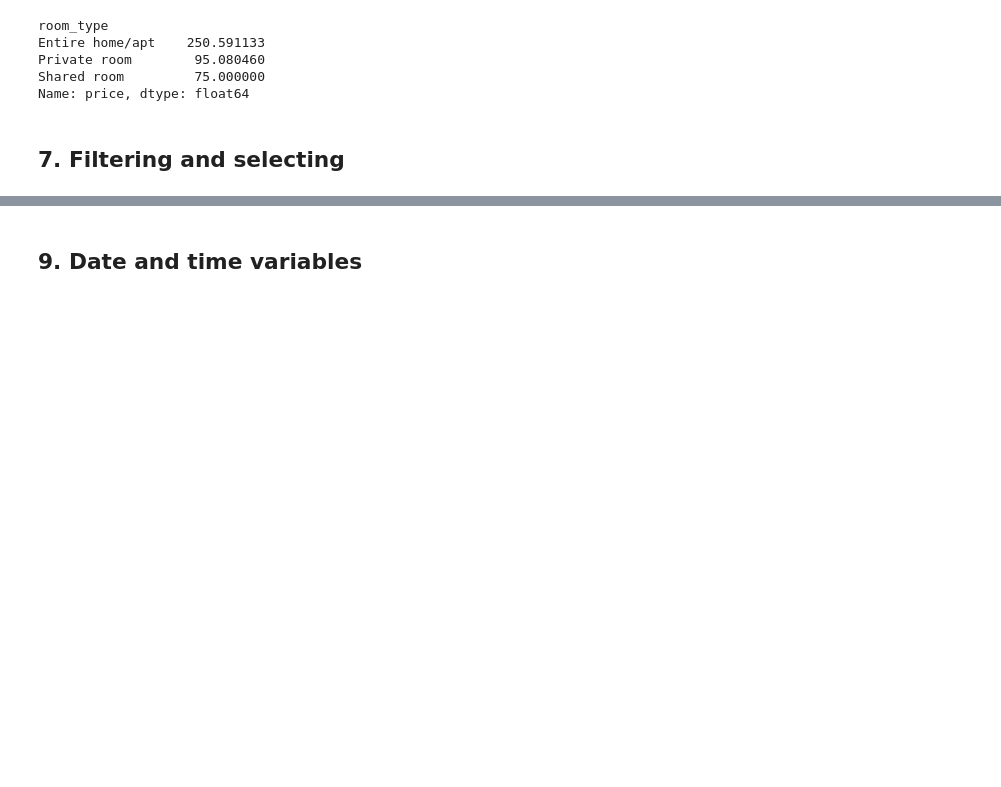
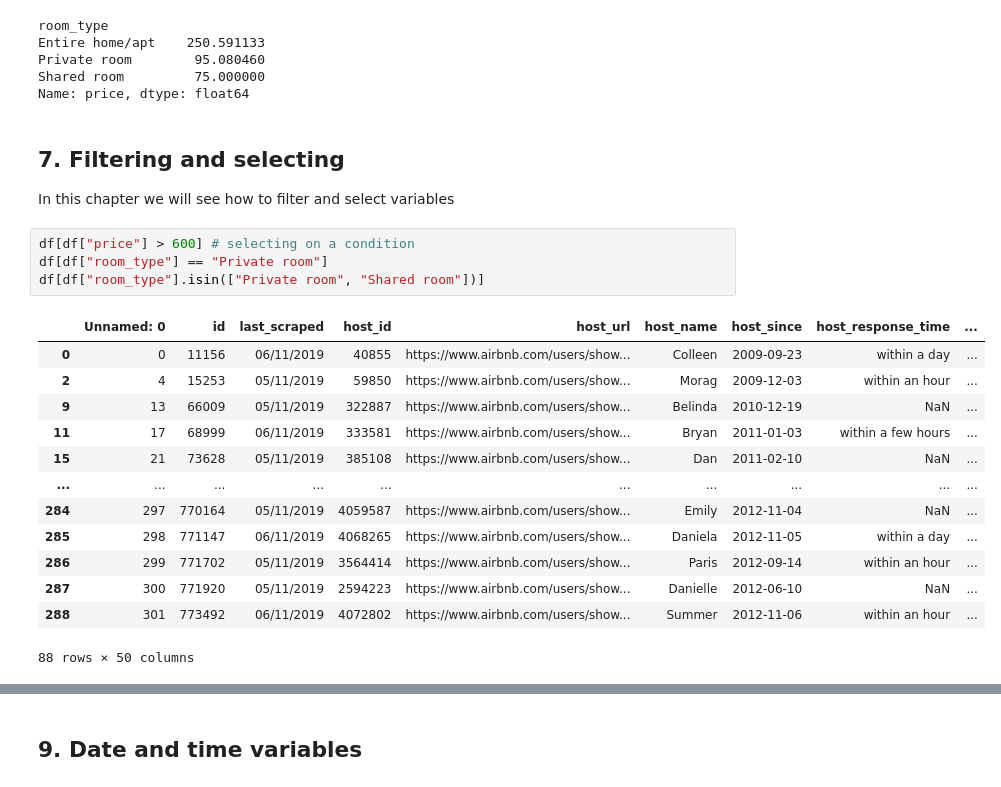
Before and after one commit to alessiotucci/Jupyter-and-Data-analysis, a Jupyter notebook: Cheat-sheet-Quiz2.ipynb, the cells around one changed output, grey strips where cells are left out. Cells and saved outputs as stored; diff of their text form; blank space fills up the shorter version.

```diff
--- a/Cheat-sheet-Quiz2.ipynb
+++ b/Cheat-sheet-Quiz2.ipynb
@@ -367,3 +367,22 @@ Shared room         75.000000
 Name: price, dtype: float64
 # %% [markdown]
 ## 7. Filtering and selecting
+In this chapter we will see how to filter and select variables
+# %%
+df[df["price"] > 600] # selecting on a condition
+df[df["room_type"] == "Private room"]
+df[df["room_type"].isin(["Private room", "Shared room"])]
+# %% [output]
+|  | Unnamed: 0 | id | last_scraped | host_id | host_url | host_name | host_since | host_response_time | ... |
+| 0 | 0 | 11156 | 06/11/2019 | 40855 | https://www.airbnb.com/users/show... | Colleen | 2009-09-23 | within a day | ... |
+| 2 | 4 | 15253 | 05/11/2019 | 59850 | https://www.airbnb.com/users/show... | Morag | 2009-12-03 | within an hour | ... |
+| 9 | 13 | 66009 | 05/11/2019 | 322887 | https://www.airbnb.com/users/show... | Belinda | 2010-12-19 | NaN | ... |
+| 11 | 17 | 68999 | 06/11/2019 | 333581 | https://www.airbnb.com/users/show... | Bryan | 2011-01-03 | within a few hours | ... |
+| 15 | 21 | 73628 | 05/11/2019 | 385108 | https://www.airbnb.com/users/show... | Dan | 2011-02-10 | NaN | ... |
+| ... | ... | ... | ... | ... | ... | ... | ... | ... | ... |
+| 284 | 297 | 770164 | 05/11/2019 | 4059587 | https://www.airbnb.com/users/show... | Emily | 2012-11-04 | NaN | ... |
+| 285 | 298 | 771147 | 06/11/2019 | 4068265 | https://www.airbnb.com/users/show... | Daniela | 2012-11-05 | within a day | ... |
+| 286 | 299 | 771702 | 05/11/2019 | 3564414 | https://www.airbnb.com/users/show... | Paris | 2012-09-14 | within an hour | ... |
+| 287 | 300 | 771920 | 05/11/2019 | 2594223 | https://www.airbnb.com/users/show... | Danielle | 2012-06-10 | NaN | ... |
+| 288 | 301 | 773492 | 06/11/2019 | 4072802 | https://www.airbnb.com/users/show... | Summer | 2012-11-06 | within an hour | ... |
+88 rows × 50 columns
```
Also changed, not shown: parts of 9 cells of this notebook.
